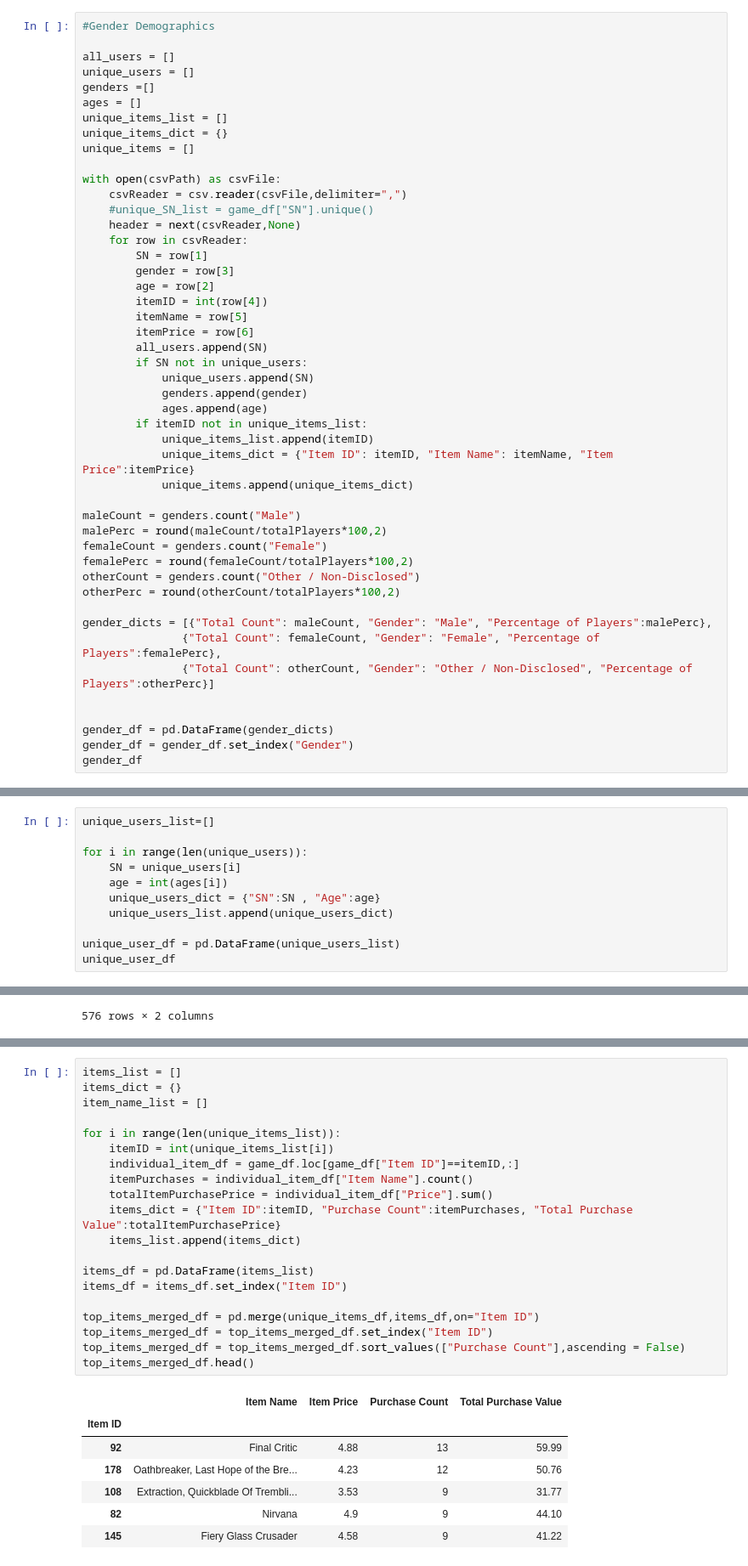
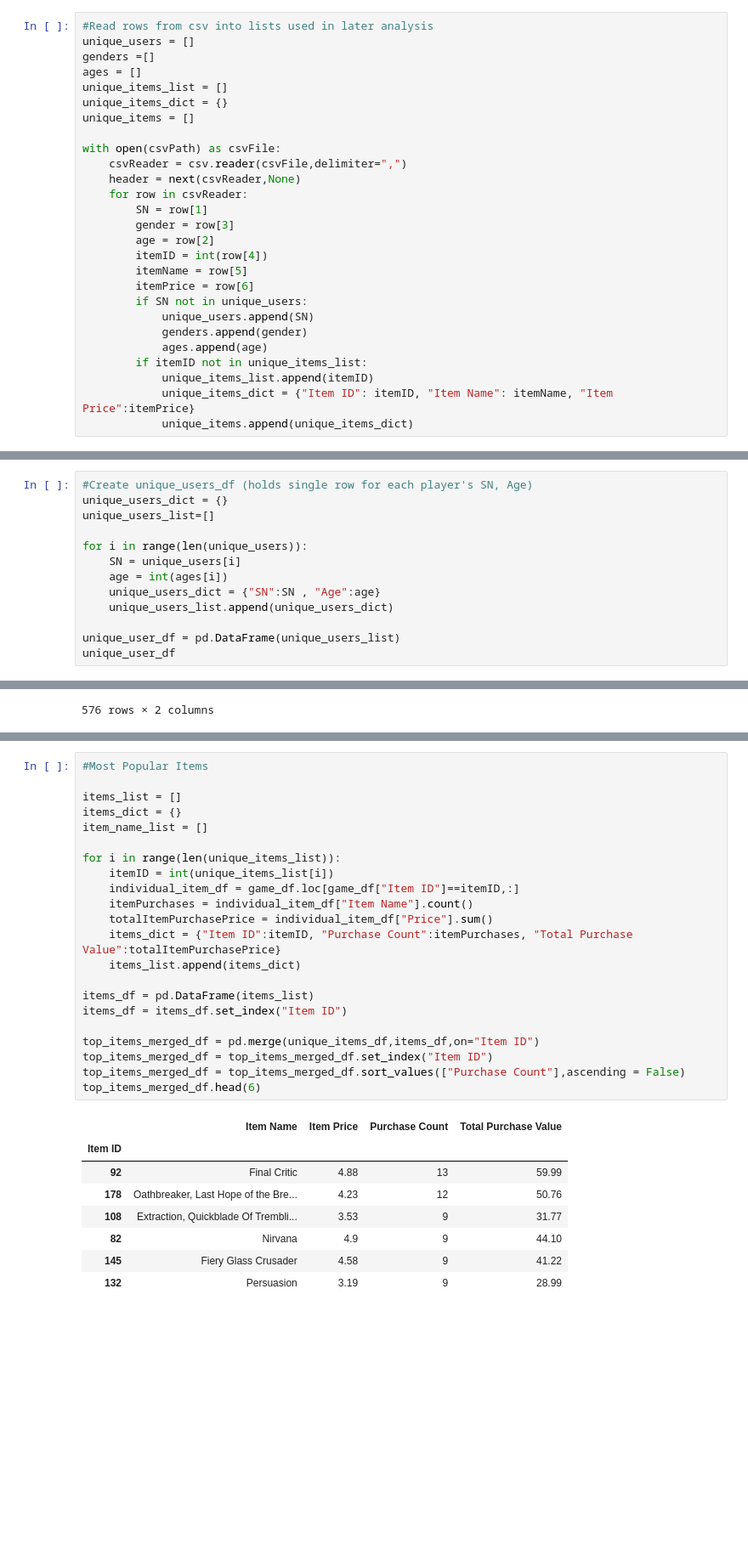
Before and after one commit to hannahduncan/pandas-challenge, a Jupyter notebook: HeroesOfPymoli/main.ipynb, the cells around one changed output, grey strips where cells are left out. Shown: that part at 85% size. Drawn from its saved outputs; the diff is of its cells as text; blank space fills up the shorter version.

```diff
--- a/HeroesOfPymoli/main.ipynb
+++ b/HeroesOfPymoli/main.ipynb
@@ -42,9 +50,7 @@ Total revenue: $2379.77
 |  | Number of Unique Items | Average Price | Number of Purchases | Total Revenue |
 | 0 | 179 | 3.05 | 780 | 2379.77 |
 # %%
-#Gender Demographics
-
-all_users = []
+#Read rows from csv into lists used in later analysis
 unique_users = []
 genders =[]
 ages = []
@@ -54,7 +60,6 @@ unique_items = []
 
 with open(csvPath) as csvFile:
     csvReader = csv.reader(csvFile,delimiter=",")
-    #unique_SN_list = game_df["SN"].unique()
     header = next(csvReader,None)
     for row in csvReader:
         SN = row[1]
@@ -63,7 +68,6 @@ with open(csvPath) as csvFile:
         itemID = int(row[4])
         itemName = row[5]
         itemPrice = row[6]
-        all_users.append(SN)
         if SN not in unique_users:
             unique_users.append(SN)
             genders.append(gender)
@@ -72,19 +76,3 @@ with open(csvPath) as csvFile:
             unique_items_list.append(itemID)
             unique_items_dict = {"Item ID": itemID, "Item Name": itemName, "Item Price":itemPrice}
             unique_items.append(unique_items_dict)
-
-maleCount = genders.count("Male")
-malePerc = round(maleCount/totalPlayers*100,2)
-femaleCount = genders.count("Female")
-femalePerc = round(femaleCount/totalPlayers*100,2)
-otherCount = genders.count("Other / Non-Disclosed")
-otherPerc = round(otherCount/totalPlayers*100,2)
-
-gender_dicts = [{"Total Count": maleCount, "Gender": "Male", "Percentage of Players":malePerc},
-               {"Total Count": femaleCount, "Gender": "Female", "Percentage of Players":femalePerc},
-               {"Total Count": otherCount, "Gender": "Other / Non-Disclosed", "Percentage of Players":otherPerc}]
-
-
-gender_df = pd.DataFrame(gender_dicts)
-gender_df = gender_df.set_index("Gender")
-gender_df
@@ -97,4 +79,6 @@ gender_df
 # %%
+#Create unique_users_df (holds single row for each player's SN, Age)
+unique_users_dict = {}
 unique_users_list=[]
 
 for i in range(len(unique_users)):
@@ -357,28 +360,31 @@ unique_items_df.set_index("Item ID")
 # %%
+#Most Popular Items
+
 items_list = []
 items_dict = {}
 item_name_list = []
 
 for i in range(len(unique_items_list)):
     itemID = int(unique_items_list[i])
     individual_item_df = game_df.loc[game_df["Item ID"]==itemID,:]
     itemPurchases = individual_item_df["Item Name"].count()
     totalItemPurchasePrice = individual_item_df["Price"].sum()
     items_dict = {"Item ID":itemID, "Purchase Count":itemPurchases, "Total Purchase Value":totalItemPurchasePrice}
     items_list.append(items_dict)
 
 items_df = pd.DataFrame(items_list)
 items_df = items_df.set_index("Item ID")
 
 top_items_merged_df = pd.merge(unique_items_df,items_df,on="Item ID")
 top_items_merged_df = top_items_merged_df.set_index("Item ID")
 top_items_merged_df = top_items_merged_df.sort_values(["Purchase Count"],ascending = False)
-top_items_merged_df.head()
+top_items_merged_df.head(6)
 # %% [output]
 |  | Item Name | Item Price | Purchase Count | Total Purchase Value |
 | Item ID |  |  |  |  |
 | 92 | Final Critic | 4.88 | 13 | 59.99 |
 | 178 | Oathbreaker, Last Hope of the Bre... | 4.23 | 12 | 50.76 |
 | 108 | Extraction, Quickblade Of Trembli... | 3.53 | 9 | 31.77 |
 | 82 | Nirvana | 4.9 | 9 | 44.10 |
 | 145 | Fiery Glass Crusader | 4.58 | 9 | 41.22 |
+| 132 | Persuasion | 3.19 | 9 | 28.99 |
```
Also changed, not shown: parts of 16 cells of this notebook.
